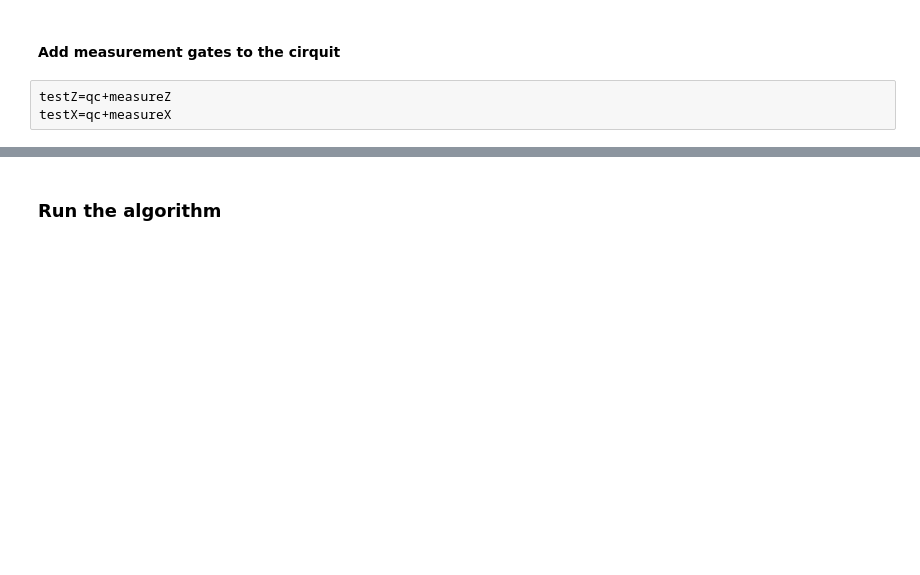
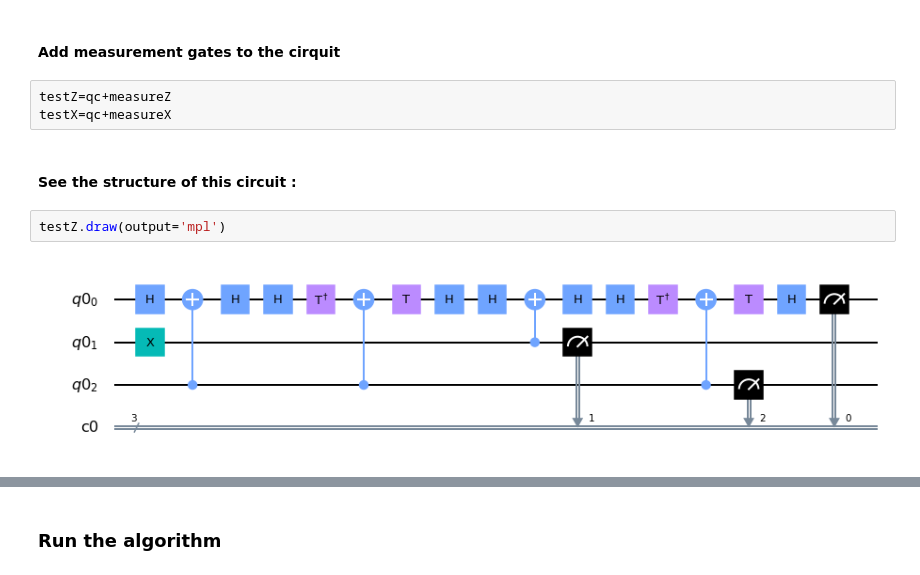
Before and after one commit to msilaev/qiskit, a Jupyter notebook: ToffoliTest1.ipynb, the cells around one changed output, grey strips where cells are left out. Saved outputs shown, nothing was run; the diff lists cells and outputs as text; blank space fills up the shorter version.

```diff
--- a/ToffoliTest1.ipynb
+++ b/ToffoliTest1.ipynb
@@ -129,3 +130,9 @@ measureX.measure(qr,cr)
 # %%
 testZ=qc+measureZ
 testX=qc+measureX
+# %% [markdown]
+#### See the structure of this circuit :
+# %%
+testZ.draw(output='mpl')
+# %% [output]
+[figure, added]
```
Also changed, not shown: parts of 16 cells of this notebook.
